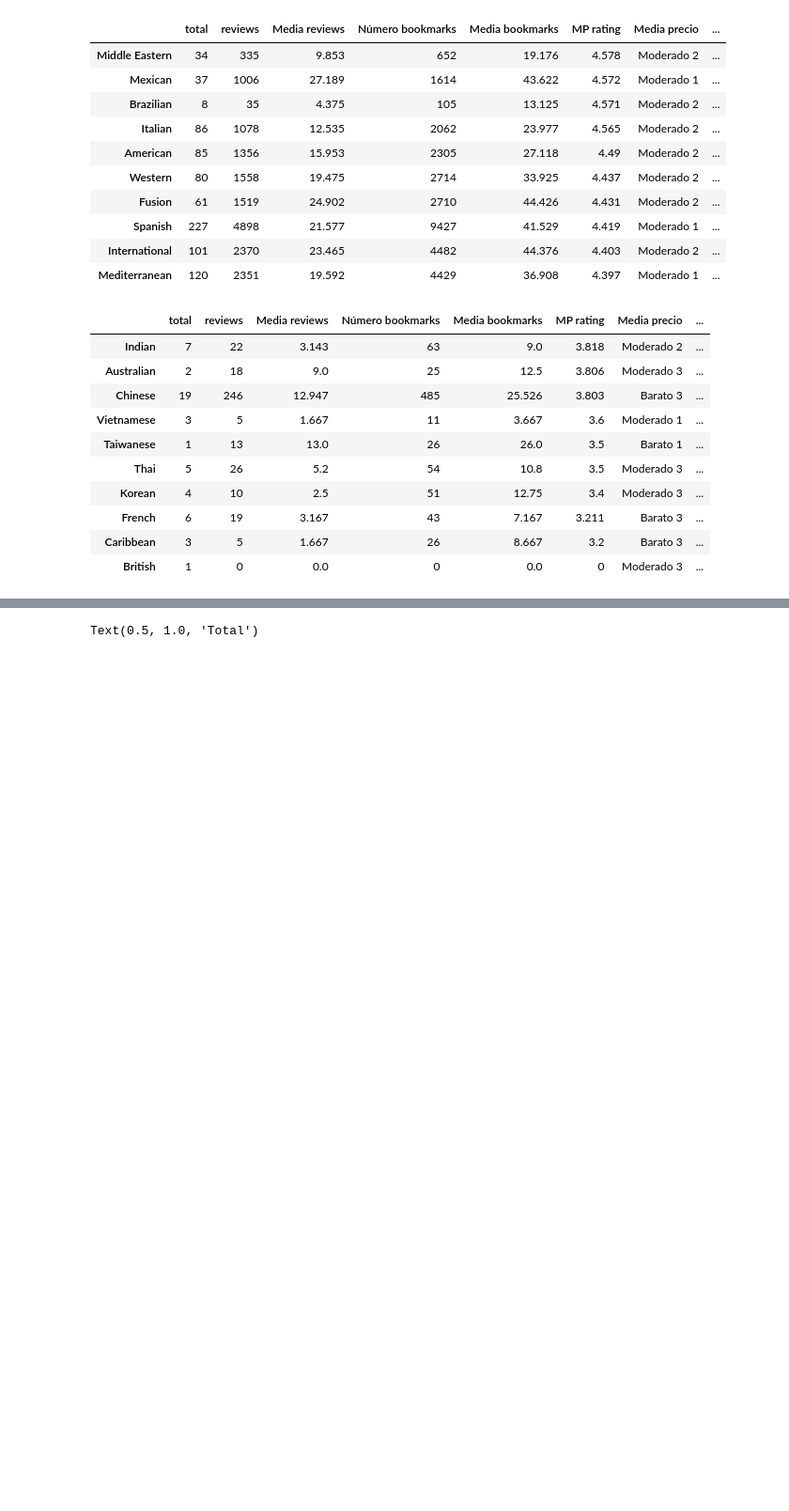
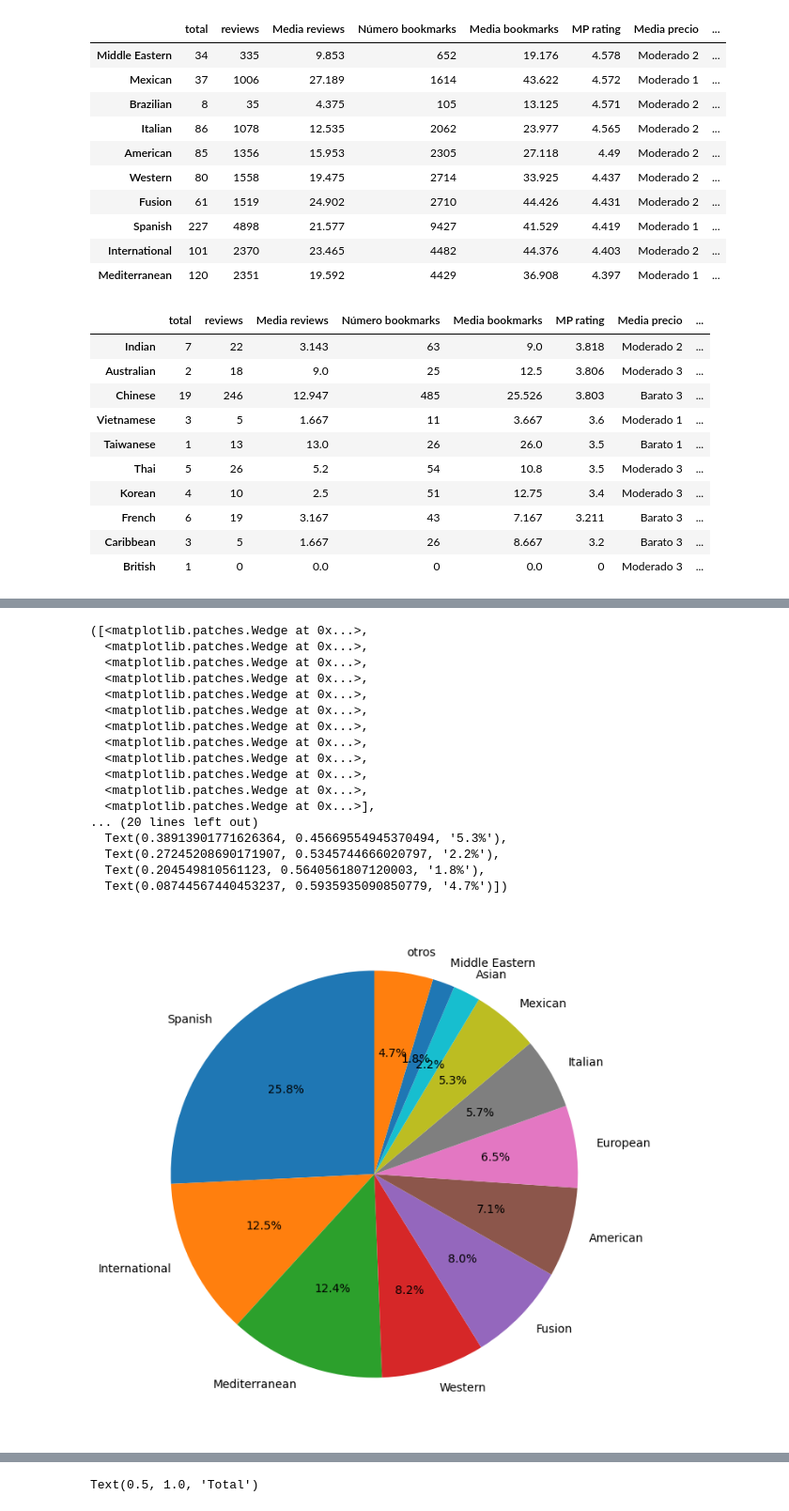
Before and after one commit to anton-p0g/ProyectoWebScrapping, a Jupyter notebook: parte2/top tipos de restaurantes/top_tipos_restuarantes.ipynb, the cells around one changed output, grey strips where cells are left out. Shown at 94% size. Cells and saved outputs as stored; diff of their text form; code cells hidden in the pictures; blank space fills up the shorter version.

```diff
--- a/parte2/top tipos de restaurantes/top_tipos_restuarantes.ipynb
+++ b/parte2/top tipos de restaurantes/top_tipos_restuarantes.ipynb
@@ -227,0 +240,32 @@ Text(0.5, 1.0, 'Apariciones de cada barrio')
+# %%
+plt.figure(figsize=(8, 8))
+solo_reviews_ordenados = total_reviews_ordenados["reviews"]
+ultimos_r = solo_reviews_ordenados[-15:].sum()
+index_ultimos_r = solo_reviews_ordenados[-15:].index
+sin_ultimos_r = solo_reviews_ordenados.drop(index_ultimos_r)
+sin_ultimos_r["otros"] = ultimos_r
+plt.pie(
+    sin_ultimos_r.values,
+    labels=sin_ultimos_r.index,
+    autopct='%1.1f%%',
+    startangle=90
+)
+# %% [output]
+([<matplotlib.patches.Wedge at 0x...>,
+  <matplotlib.patches.Wedge at 0x...>,
+  <matplotlib.patches.Wedge at 0x...>,
+  <matplotlib.patches.Wedge at 0x...>,
+  <matplotlib.patches.Wedge at 0x...>,
+  <matplotlib.patches.Wedge at 0x...>,
+  <matplotlib.patches.Wedge at 0x...>,
+  <matplotlib.patches.Wedge at 0x...>,
+  <matplotlib.patches.Wedge at 0x...>,
+  <matplotlib.patches.Wedge at 0x...>,
+  <matplotlib.patches.Wedge at 0x...>,
+  <matplotlib.patches.Wedge at 0x...>],
+... (20 lines left out)
+  Text(0.38913901771626364, 0.45669554945370494, '5.3%'),
+  Text(0.27245208690171907, 0.5345744666020797, '2.2%'),
+  Text(0.204549810561123, 0.5640561807120003, '1.8%'),
+  Text(0.08744567440453237, 0.5935935090850779, '4.7%')])
+[figure, added]
```
Also changed, not shown: parts of 6 cells of this notebook.
